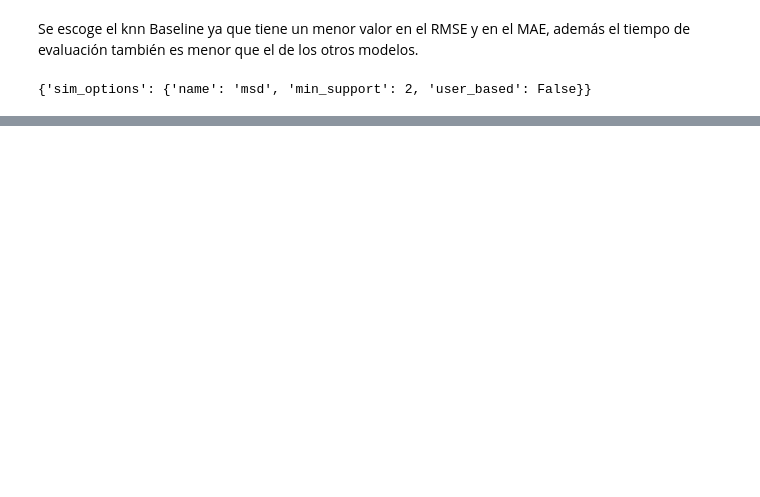
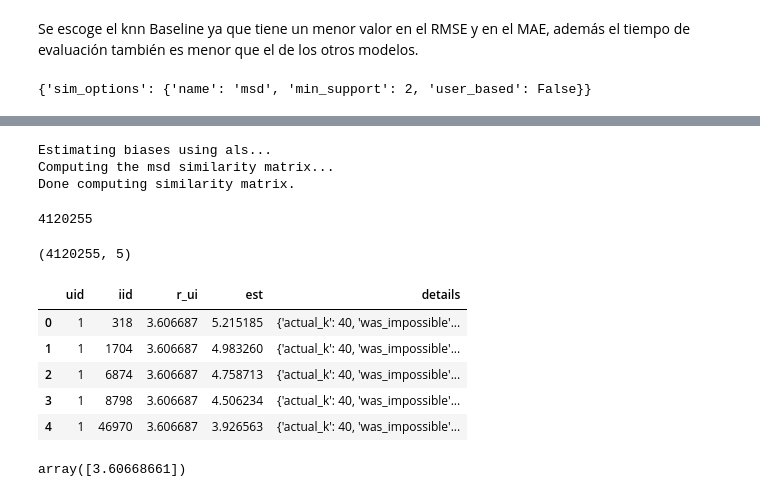
Before and after one commit to LorenaGiVa/Caso---Marketing, a Jupyter notebook: c_modelos.ipynb, the cells around one changed output, grey strips where cells are left out. Drawn from its saved outputs; the diff is of its cells as text; code cells hidden in the pictures; blank space fills up the shorter version.

```diff
--- a/c_modelos.ipynb
+++ b/c_modelos.ipynb
@@ -500,2 +500,17 @@ gridsearchKNNWithBaseline.best_score["rmse"]
 # %%
 gs_model=gridsearchKNNWithBaseline.best_estimator['rmse'] ### mejor estimador de gridsearch
+# %%
+################# Entrenar con todos los datos y Realizar predicciones con el modelo afinado
+
+trainset = data.build_full_trainset() ### esta función convierte todos los datos en entrnamiento, las funciones anteriores dividen  en entrenamiento y evaluación
+model=gs_model.fit(trainset) ## se reentrena sobre todos los datos posibles (sin dividir)
+# %% [output]
+Estimating biases using als...
+Computing the msd similarity matrix...
+Done computing similarity matrix.
+# %%
+predset = trainset.build_anti_testset() ### crea una tabla con todos los usuarios y las peliculas que no han visto
+#### en la columna de rating pone el promedio de todos los rating, en caso de que no pueda calcularlo para un item-usuario
+len(predset)
+# %% [output]
+4120255
@@ -501,0 +522,17 @@ gs_model=gridsearchKNNWithBaseline.best_estimator['rmse'] ### mejor estimador de
+# %%
+predictions_df.shape
+# %% [output]
+(4120255, 5)
+# %%
+predictions_df.head()
+# %% [output]
+|  | uid | iid | r_ui | est | details |
+| 0 | 1 | 318 | 3.606687 | 5.215185 | {'actual_k': 40, 'was_impossible'... |
+| 1 | 1 | 1704 | 3.606687 | 4.983260 | {'actual_k': 40, 'was_impossible'... |
+| 2 | 1 | 6874 | 3.606687 | 4.758713 | {'actual_k': 40, 'was_impossible'... |
+| 3 | 1 | 8798 | 3.606687 | 4.506234 | {'actual_k': 40, 'was_impossible'... |
+| 4 | 1 | 46970 | 3.606687 | 3.926563 | {'actual_k': 40, 'was_impossible'... |
+# %%
+predictions_df['r_ui'].unique() ### promedio de ratings
+# %% [output]
+array([3.60668661])
```
Also changed, not shown: parts of 10 cells of this notebook.
